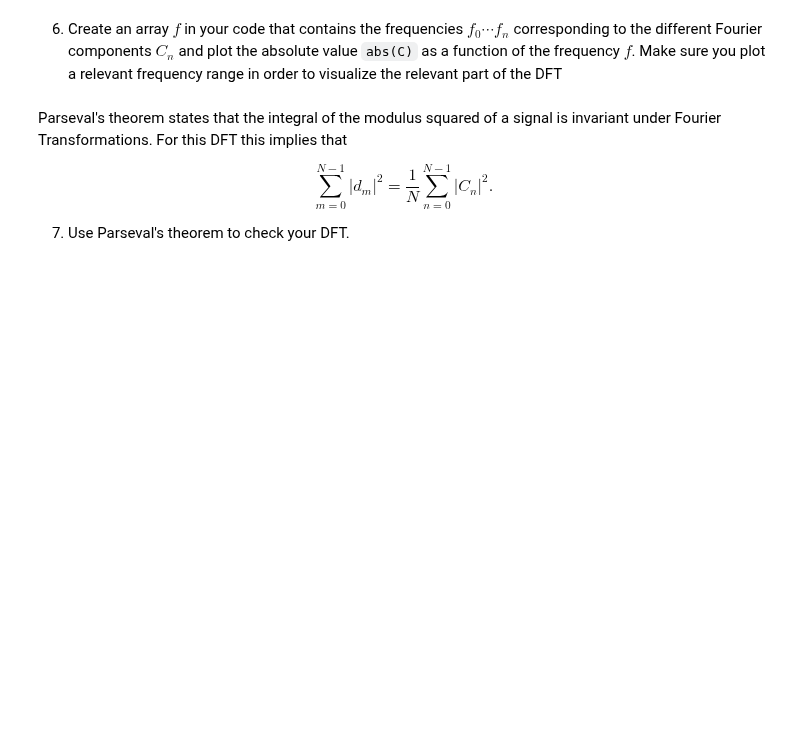
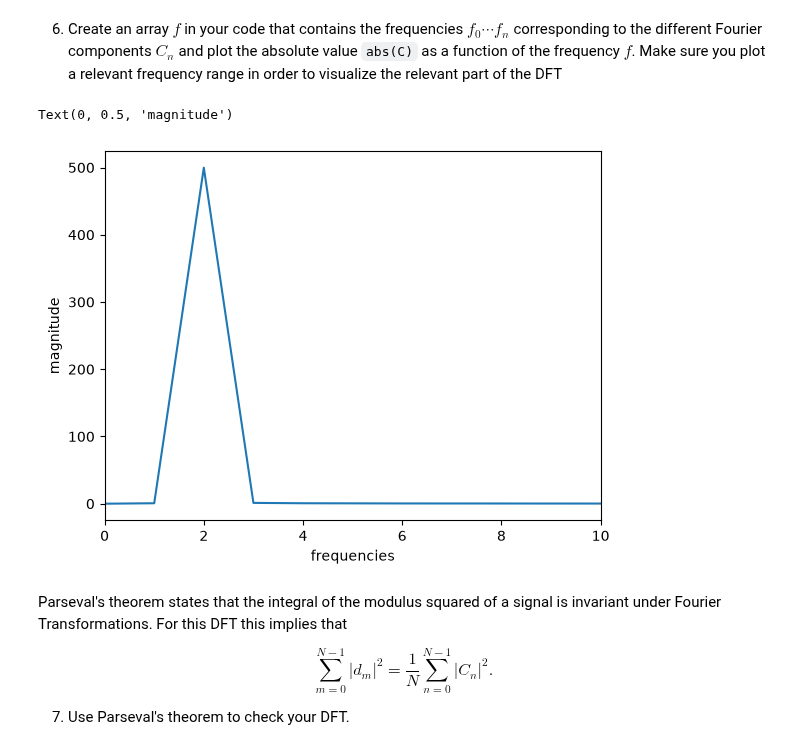
Before and after one commit to SireOfTheQuags/PE1, a Jupyter notebook: Main_Files/Werkcollege 1/NumericalDFT.ipynb, the cells around one changed output. Saved outputs shown, nothing was run; the diff lists cells and outputs as text; code cells hidden in the pictures; blank space fills up the shorter version.

```diff
--- a/Main_Files/Werkcollege 1/NumericalDFT.ipynb
+++ b/Main_Files/Werkcollege 1/NumericalDFT.ipynb
@@ -144,11 +144,15 @@ print(c[:10])
 # %%
 # ↓↓↓ Your code goes here ↓↓↓
 
-f = []
-k = range(len(sine))
-for i in k:
-    f = k/N*fs
-print(f)
+f = np.arange(N) / N * fs
+
+plt.plot(f, np.abs(c))
+plt.xlim(0, 10)
+plt.xlabel("frequencies")
+plt.ylabel("magnitude")
+# %% [output]
+Text(0, 0.5, 'magnitude')
+[figure, added]
 # %% [markdown]
 Parseval's theorem states that the integral of the modulus squared of a signal is invariant under Fourier Transformations. For this DFT this implies that
 
```
Also changed, not shown: parts of 7 cells of this notebook.
